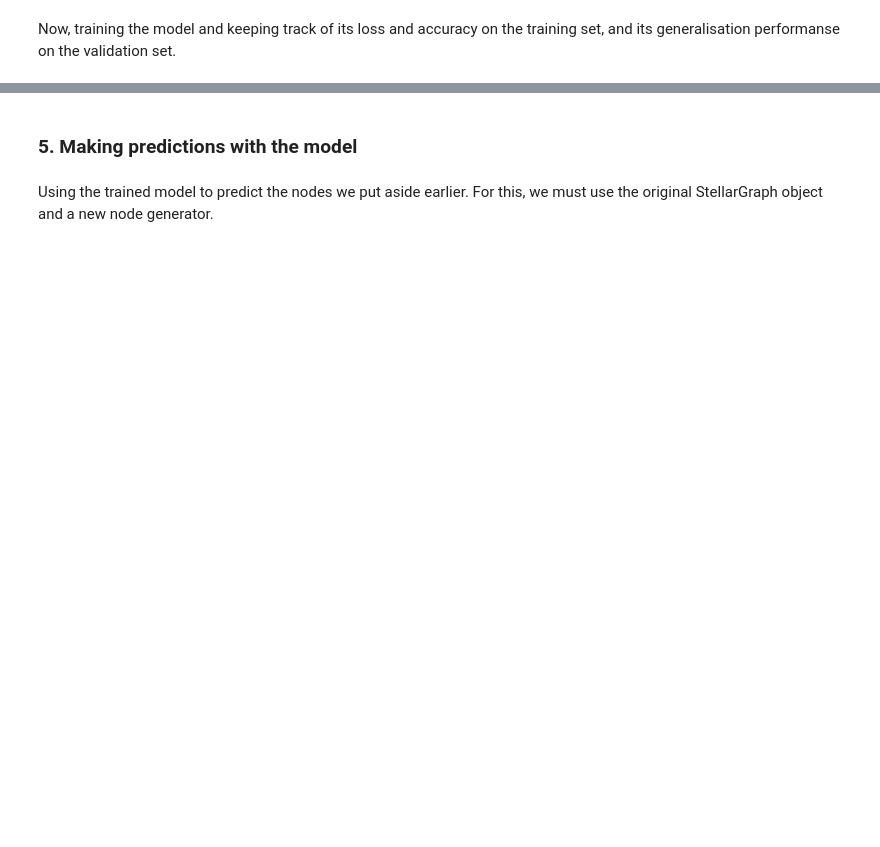
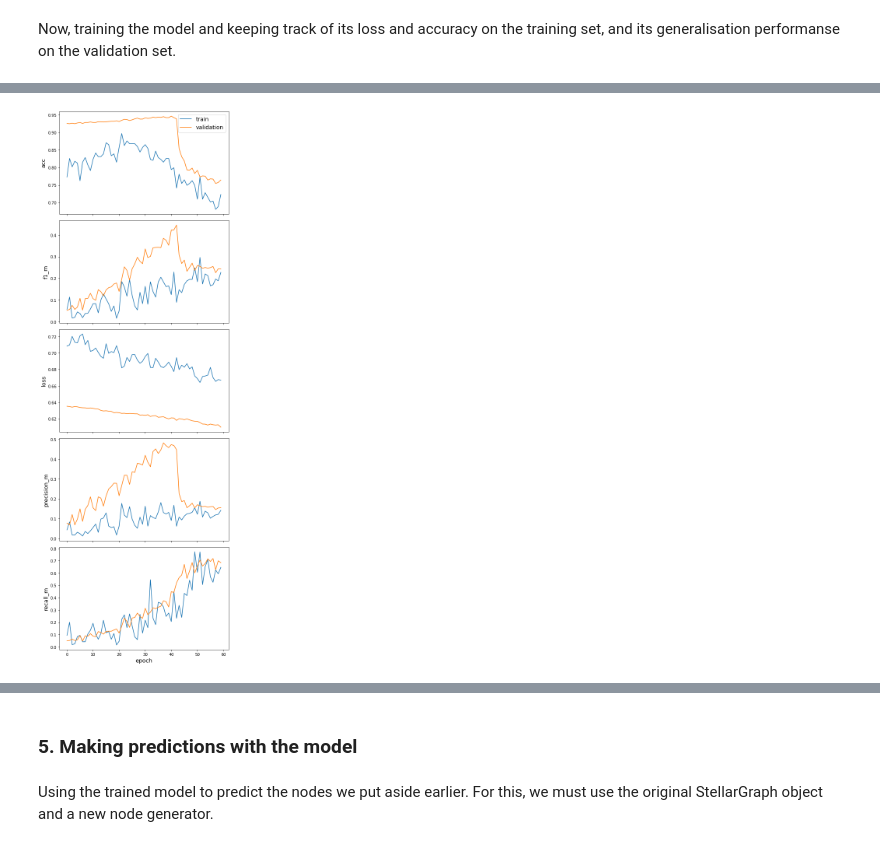
Before and after one commit to SiimSuitslepp/Twitch_social_network, a Jupyter notebook: Twitch_socail_network.ipynb, the cells around one changed output, grey strips where cells are left out. Cells and saved outputs as stored; diff of their text form; code cells hidden in the pictures; blank space fills up the shorter version.

```diff
--- a/Twitch_socail_network.ipynb
+++ b/Twitch_socail_network.ipynb
@@ -541,7 +614,7 @@ model2 = Model(inputs=x_inp2, outputs=prediction2)
 model2.compile(
     optimizer = optimizers.SGD(lr=0.005),
     loss = losses.binary_crossentropy,
-    metrics = ["acc"]
+    metrics = ['acc',f1_m,precision_m, recall_m]
 )
 # %%
 model2.summary()
@@ -548,9 +639,11 @@ model2.summary()
 # %%
 history2 = model2.fit(
-    train_gen, epochs=40, validation_data=val_gen, verbose=0, shuffle=False, class_weight=weights
+    train_gen, epochs=60, validation_data=val_gen, verbose=0, shuffle=False, class_weight=weights
 )
 
 sg.utils.plot_history(history2)
+# %% [output]
+[figure, added]
 # %%
 # Evaluating on the test set
 test_gen = generator.flow(test_labels.index, test_targets)
```
Also changed, not shown: parts of 40 cells of this notebook.
